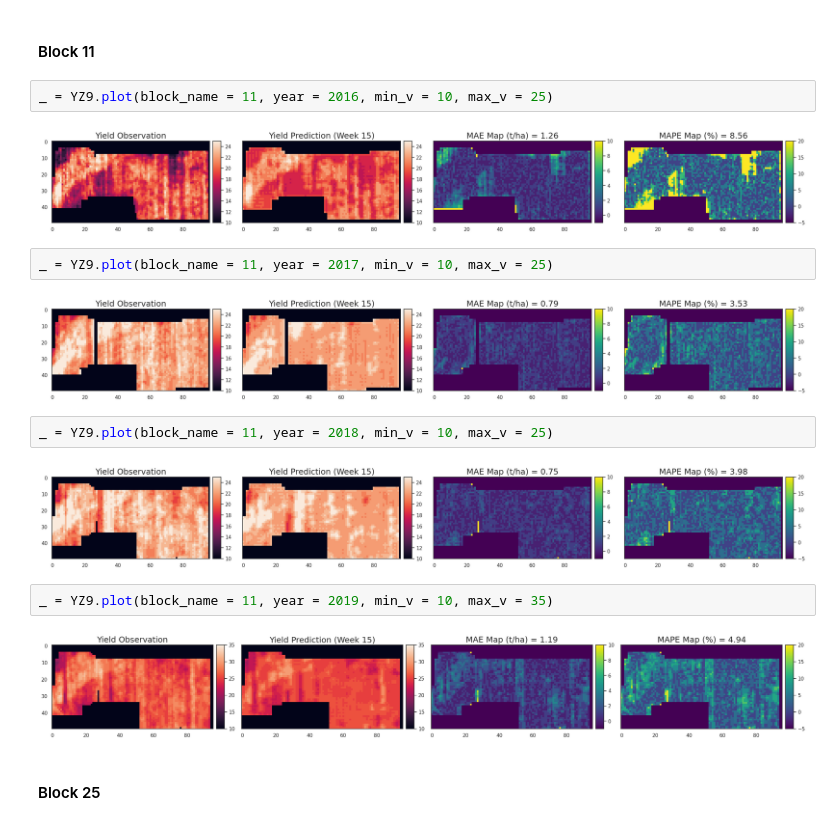
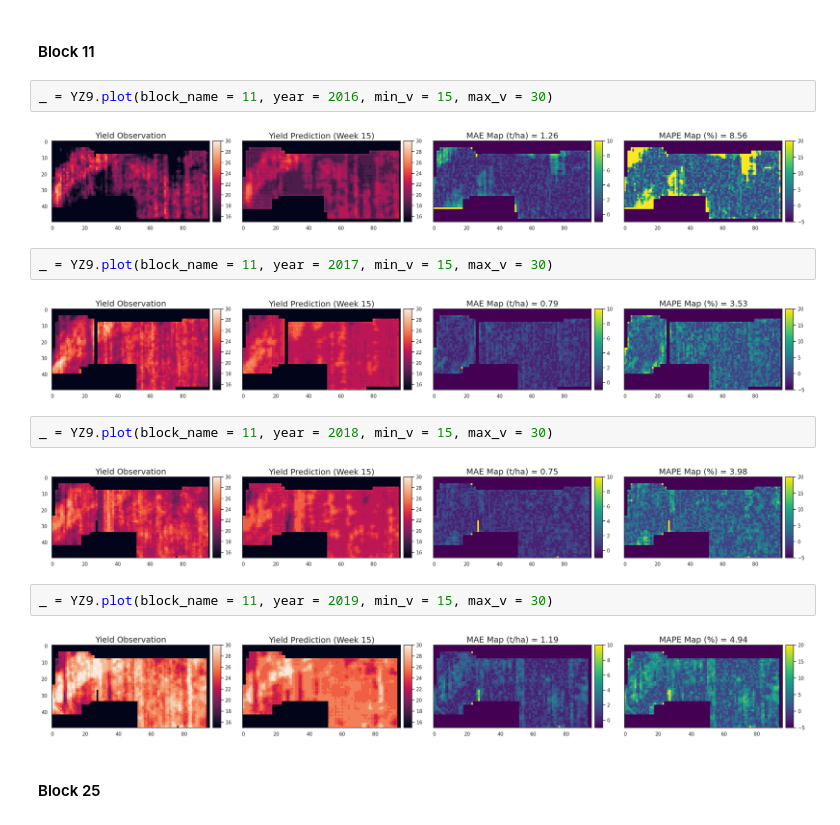
Before and after one commit to plant-ai-biophysics-lab/imbalance_deep_regression_yield_forecasting, a Jupyter notebook: Inference/YZ9C.ipynb, the cells around one changed output. Drawn from its saved outputs; the diff is of its cells as text.

```diff
--- a/Inference/YZ9C.ipynb
+++ b/Inference/YZ9C.ipynb
@@ -66,21 +66,21 @@ _ = YZ9.plot(block_name = 5, year = 2018, min_v = 15, max_v = 35)
 # %% [markdown]
 #### Block 11
 # %%
-_ = YZ9.plot(block_name = 11, year = 2016, min_v = 10, max_v = 25)
+_ = YZ9.plot(block_name = 11, year = 2016, min_v = 15, max_v = 30)
 # %% [output]
-[figure, old version]
+[figure, new version]
 # %%
-_ = YZ9.plot(block_name = 11, year = 2017, min_v = 10, max_v = 25)
+_ = YZ9.plot(block_name = 11, year = 2017, min_v = 15, max_v = 30)
 # %% [output]
-[figure, old version]
+[figure, new version]
 # %%
-_ = YZ9.plot(block_name = 11, year = 2018, min_v = 10, max_v = 25)
+_ = YZ9.plot(block_name = 11, year = 2018, min_v = 15, max_v = 30)
 # %% [output]
-[figure, old version]
+[figure, new version]
 # %%
-_ = YZ9.plot(block_name = 11, year = 2019, min_v = 10, max_v = 35)
+_ = YZ9.plot(block_name = 11, year = 2019, min_v = 15, max_v = 30)
 # %% [output]
-[figure, old version]
+[figure, new version]
 # %% [markdown]
 #### Block 25
 # %%
```
Also changed, not shown: parts of 4 cells of this notebook, 13 other files.
